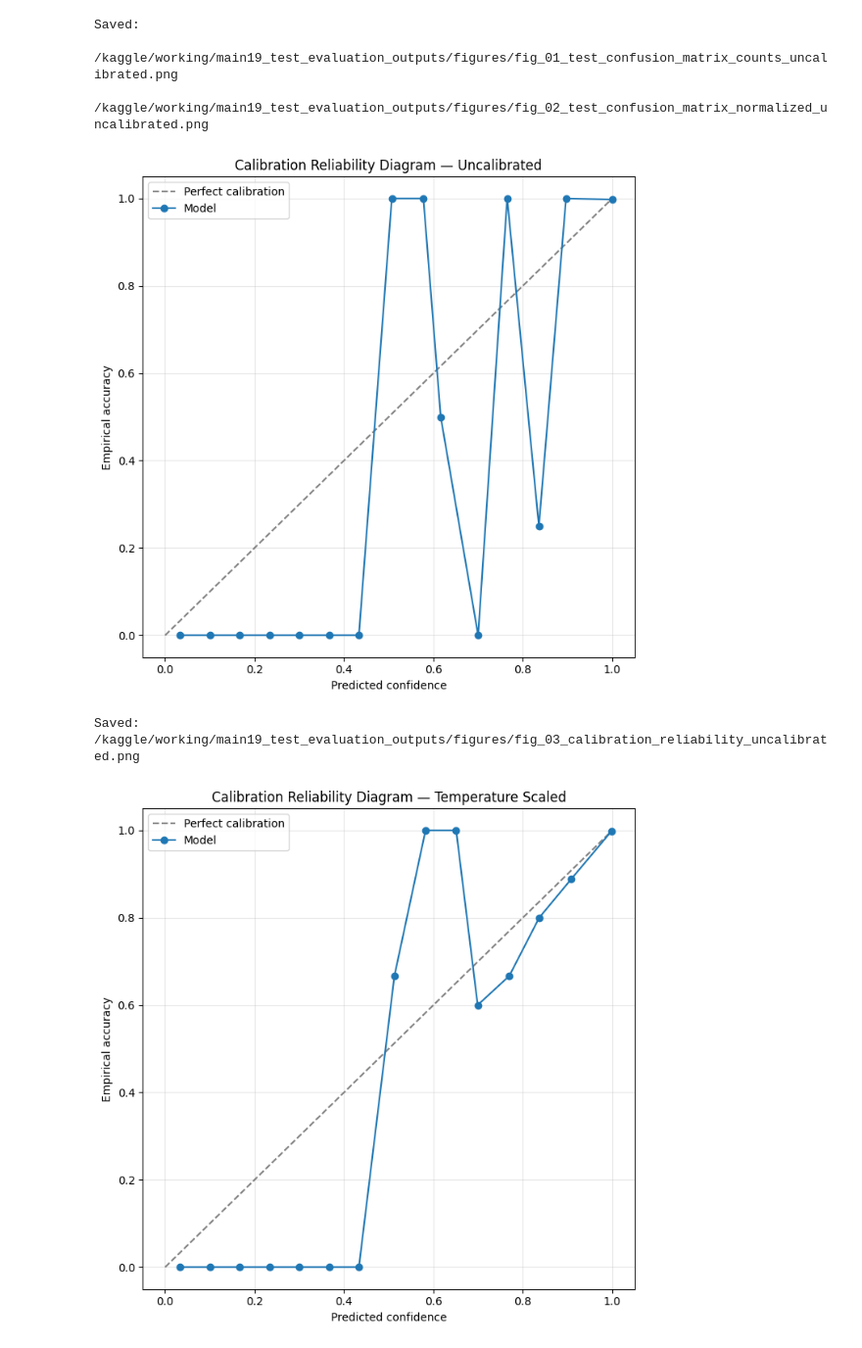
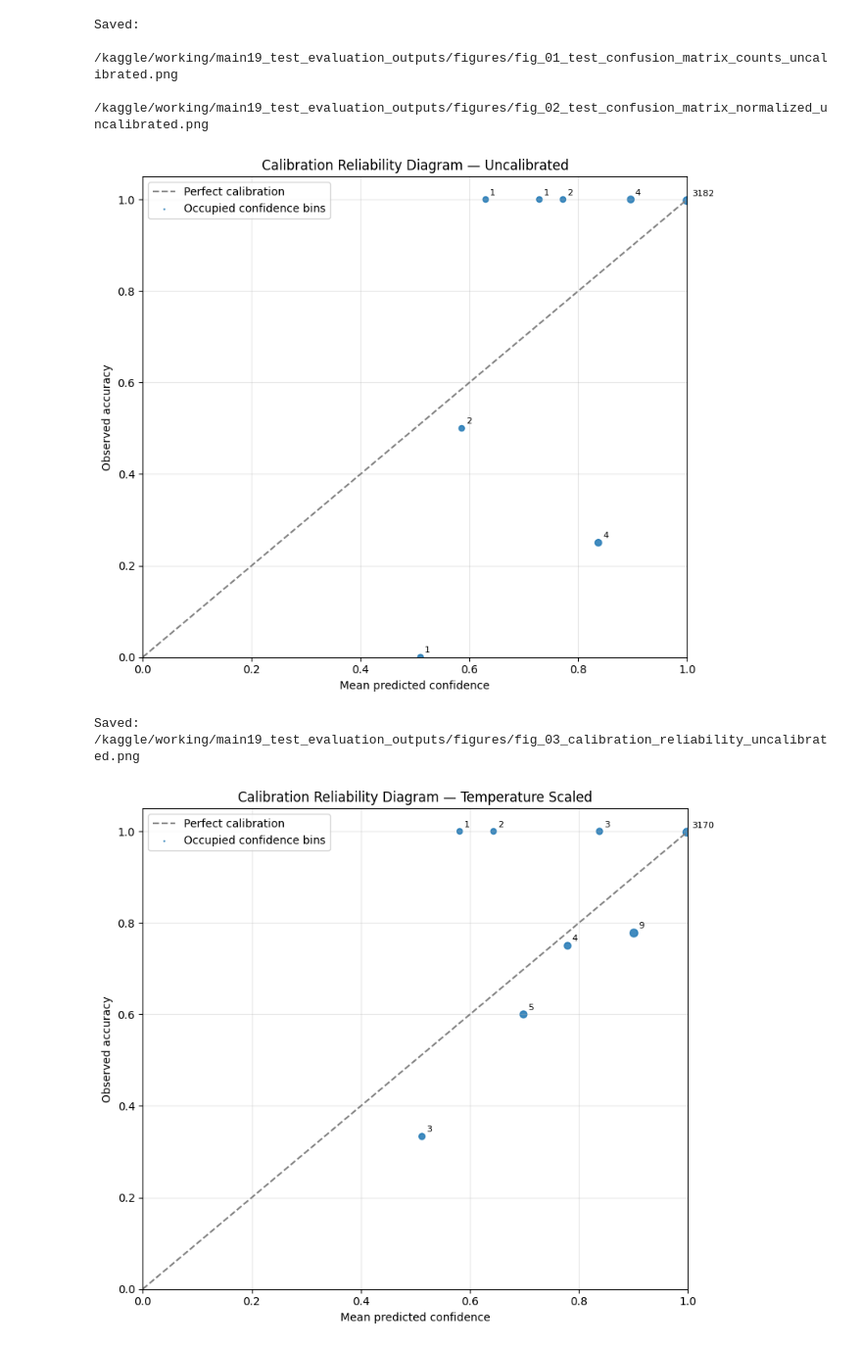
Before and after one commit to prajwal816/Crop-Disease-Detection, a Jupyter notebook: 04_temperature_scaling_and_internal_test_evaluation.ipynb, the cells around one changed output. Shown at 98% size. Drawn from its saved outputs; the diff is of its cells as text; code cells hidden in the pictures.

```diff
--- a/04_temperature_scaling_and_internal_test_evaluation.ipynb
+++ b/04_temperature_scaling_and_internal_test_evaluation.ipynb
@@ -756,38 +767,66 @@ Saved:
 def plot_reliability_diagram(probs, targets, n_bins, title, output_path):
     confidences = probs.max(axis=1)
     predictions = probs.argmax(axis=1)
-    accuracies = (predictions == targets).astype(float)
+    correct = (predictions == targets).astype(float)
 
     bin_edges = np.linspace(0.0, 1.0, n_bins + 1)
-    bin_centers = 0.5 * (bin_edges[:-1] + bin_edges[1:])
-    bin_acc = []
-    bin_conf = []
-    bin_counts = []
 
-    for i in range(n_bins):
-        start = bin_edges[i]
-        end = bin_edges[i + 1]
-        in_bin = (confidences > start) & (confidences <= end)
-        count = in_bin.sum()
+    occupied_confidences = []
+    occupied_accuracies = []
+    occupied_counts = []
+
+    for start, end in zip(bin_edges[:-1], bin_edges[1:]):
+        if start == 0.0:
+            in_bin = (confidences >= start) & (confidences <= end)
+        else:
+            in_bin = (confidences > start) & (confidences <= end)
+
+        count = int(in_bin.sum())
+
         if count > 0:
-            bin_counts.append(count)
-            bin_conf.append(confidences[in_bin].mean())
-            bin_acc.append(accuracies[in_bin].mean())
-        else:
-            bin_counts.append(0)
-            bin_conf.append((start + end) / 2.0)
-            bin_acc.append(0.0)
+            occupied_confidences.append(confidences[in_bin].mean())
+            occupied_accuracies.append(correct[in_bin].mean())
+            occupied_counts.append(count)
 
-    plt.figure(figsize=(7, 7))
-    plt.plot([0, 1], [0, 1], linestyle="--", color="gray", label="Perfect calibration")
+    plt.figure(figsize=(8, 7))
 
-    plt.plot(bin_conf, bin_acc, marker="o", label="Model")
+    plt.plot(
+        [0, 1],
+        [0, 1],
+        linestyle="--",
+        color="gray",
+        label="Perfect calibration"
+    )
 
-    plt.xlabel("Predicted confidence")
-    plt.ylabel("Empirical accuracy")
+    plt.scatter(
+        occupied_confidences,
+        occupied_accuracies,
+        s=np.clip(np.sqrt(np.array(occupied_counts)) * 18,25,50),
+        color="#1f77b4",
+        alpha=0.85,
+        label="Occupied confidence bins"
+    )
+
+    for confidence, accuracy, count in zip(
+        occupied_confidences,
+        occupied_accuracies,
+        occupied_counts
+    ):
+        plt.annotate(
+            str(count),
+            (confidence, accuracy),
+            textcoords="offset points",
+            xytext=(4, 4),
+            fontsize=8
+        )
+
+    plt.xlabel("Mean predicted confidence")
+    plt.ylabel("Observed accuracy")
     plt.title(title)
-    plt.legend(loc="upper left")
+    plt.xlim(0, 1)
+    plt.ylim(0, 1.05)
     plt.grid(alpha=0.3)
+    legend = plt.legend(loc="upper left",markerscale=0.12,scatterpoints=1)
     plt.tight_layout()
 
     plt.savefig(output_path, dpi=300, bbox_inches="tight")
@@ -795,7 +834,6 @@ def plot_reliability_diagram(probs, targets, n_bins, title, output_path):
     plt.close()
 
     print("Saved:", output_path)
-
 
 N_BINS = 15
 
@@ -806,34 +844,34 @@ plot_reliability_diagram(
     n_bins=N_BINS,
     title="Calibration Reliability Diagram — Uncalibrated",
     output_path=FIG_DIR / "fig_03_calibration_reliability_uncalibrated.png"
 )
 
 plot_reliability_diagram(
     calib_cal_probs,
     calib_targets.numpy(),
     n_bins=N_BINS,
     title="Calibration Reliability Diagram — Temperature Scaled",
     output_path=FIG_DIR / "fig_04_calibration_reliability_temperature_scaled.png"
 )
 
 # Test set diagrams
 plot_reliability_diagram(
     test_uncal_probs,
     test_targets.numpy(),
     n_bins=N_BINS,
     title="Internal-Test Reliability Diagram — Uncalibrated",
     output_path=FIG_DIR / "fig_05_test_reliability_uncalibrated.png"
 )
 
 plot_reliability_diagram(
     test_cal_probs,
     test_targets.numpy(),
     n_bins=N_BINS,
     title="Internal-Test Reliability Diagram — Temperature Scaled",
     output_path=FIG_DIR / "fig_06_test_reliability_temperature_scaled.png"
 )
 # %% [output]
-[figure, old version]
+[figure, new version]
 Saved: /kaggle/working/main19_test_evaluation_outputs/figures/fig_03_calibration_reliability_uncalibrated.png
-[figure, old version]
+[figure, new version]
 Saved: /kaggle/working/main19_test_evaluation_outputs/figures/fig_04_calibration_reliability_temperature_scaled.png
```
Also changed, not shown: parts of 6 cells of this notebook.
